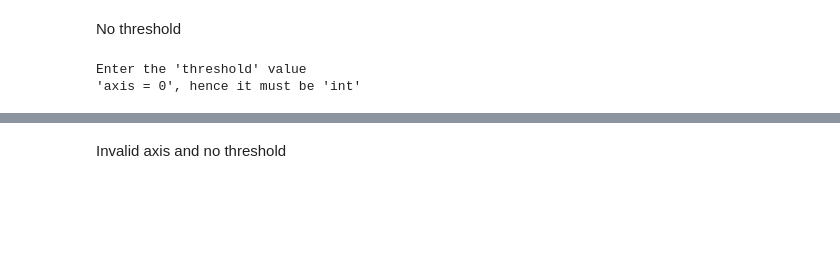
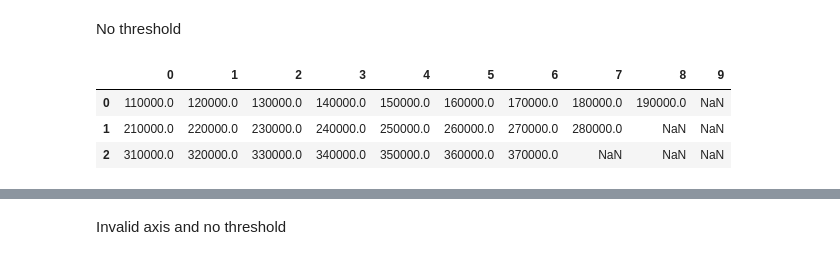
Before and after one commit to georgekovin/Portfolio, a Jupyter notebook: modules/data_cleaner/cleaner_test.ipynb, the cells around one changed output, grey strips where cells are left out. Cells and saved outputs as stored; diff of their text form; code cells hidden in the pictures; blank space fills up the shorter version.

```diff
--- a/modules/data_cleaner/cleaner_test.ipynb
+++ b/modules/data_cleaner/cleaner_test.ipynb
@@ -92,8 +92,10 @@ Invalid value for axis or no axis
 # %% [markdown]
 No threshold
 # %%
-drop_data(data=data, axis=0)
+drop_data(data=data, axis='rows')
 # %% [output]
-Enter the 'threshold' value
-'axis = 0', hence it must be 'int'
+|  | 0 | 1 | 2 | 3 | 4 | 5 | 6 | 7 | 8 | 9 |
+| 0 | 110000.0 | 120000.0 | 130000.0 | 140000.0 | 150000.0 | 160000.0 | 170000.0 | 180000.0 | 190000.0 | NaN |
+| 1 | 210000.0 | 220000.0 | 230000.0 | 240000.0 | 250000.0 | 260000.0 | 270000.0 | 280000.0 | NaN | NaN |
+| 2 | 310000.0 | 320000.0 | 330000.0 | 340000.0 | 350000.0 | 360000.0 | 370000.0 | NaN | NaN | NaN |
 # %%
```
Also changed, not shown: parts of 9 cells of this notebook, 1 other file.
